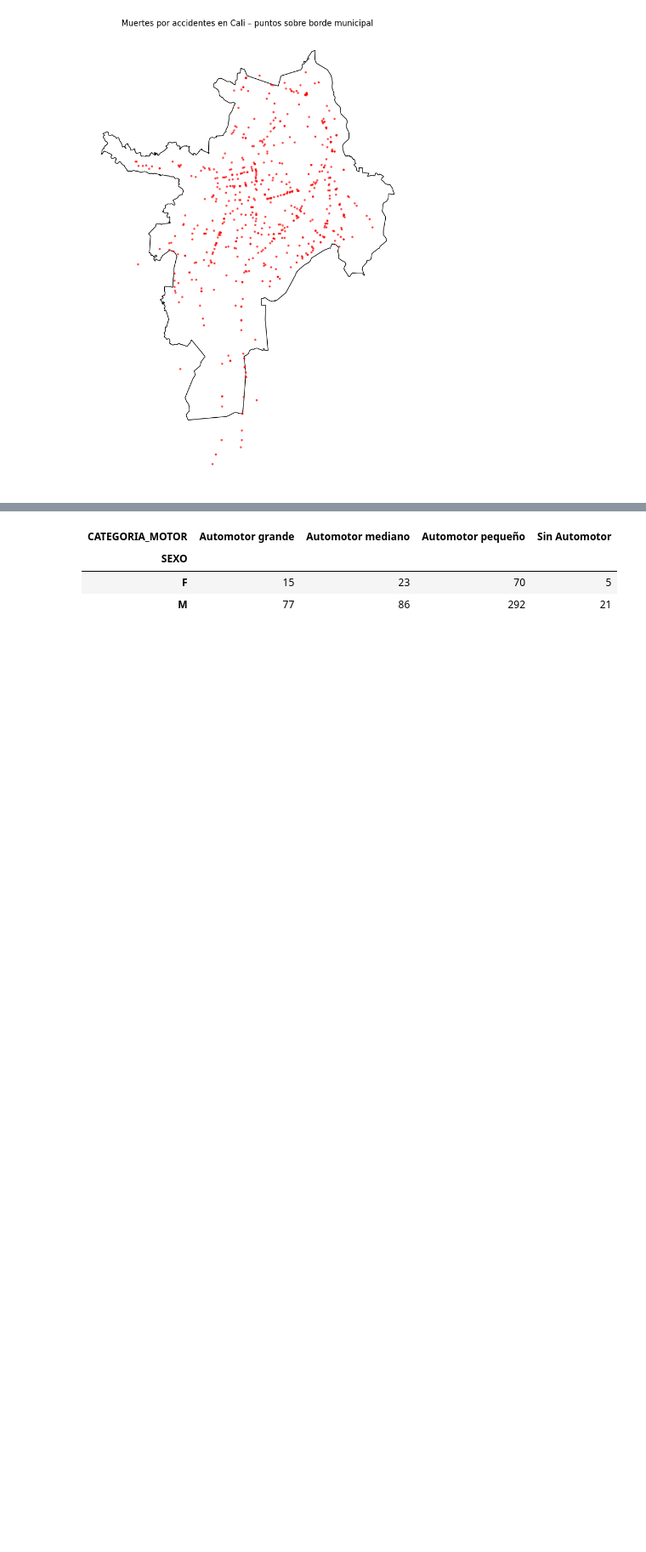
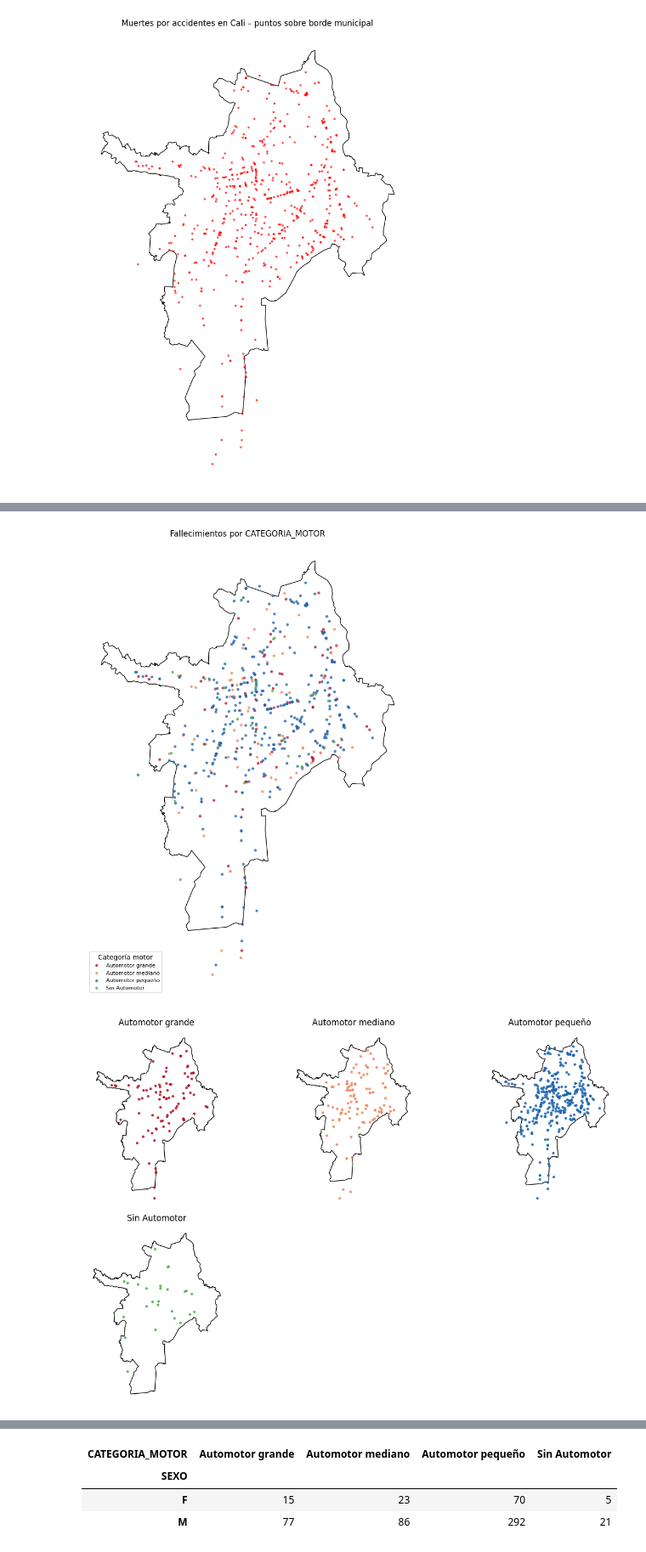
Before and after one commit to DCajiao/Aplicaciones-del-Analisis-Espacial, a Jupyter notebook: casos/Situación_2/00_preprocesamiento.ipynb, the cells around one changed output, grey strips where cells are left out. Shown: that part at 85% size. Saved outputs shown, nothing was run; the diff lists cells and outputs as text; code cells hidden in the pictures; blank space fills up the shorter version.

Commit message:
add plots

```diff
--- a/casos/Situación_2/00_preprocesamiento.ipynb
+++ b/casos/Situación_2/00_preprocesamiento.ipynb
@@ -642,0 +637,65 @@ Successfully installed click-plugins-1.1.1.2 cligj-0.7.2 fiona-1.10.1
+# %%
+import matplotlib.pyplot as plt
+import pandas as pd
+
+# Orden y paleta (ajústala si quieres)
+orden = [
+    "Automotor grande",
+    "Automotor mediano",
+    "Automotor pequeño",
+    "Sin Automotor",
+    "Automotor industrial",
+    "Sin información",
+]
+pal = {
+    "Automotor grande":   "#b2182b",
+    "Automotor mediano":  "#ef8a62",
+    "Automotor pequeño":  "#2166ac",
+    "Sin Automotor":      "#4daf4a",
+    "Automotor industrial":"#dd3497",
+    "Sin información":    "#999999",
+}
+
+# Sanitizar nulos
+gdf_pts["CATEGORIA_MOTOR"] = gdf_pts["CATEGORIA_MOTOR"].fillna("Sin información")
+gdf_pts["CATEGORIA_MOTOR"] = pd.Categorical(gdf_pts["CATEGORIA_MOTOR"], categories=orden, ordered=True)
+
+# --- Variante A: todas las categorías en un solo mapa ---
+fig, ax = plt.subplots(figsize=(10,10))
+borde_union.plot(ax=ax, facecolor="white", edgecolor="black", linewidth=1)
+
+for cat in [c for c in orden if c in gdf_pts["CATEGORIA_MOTOR"].unique()]:
+    sub = gdf_pts[gdf_pts["CATEGORIA_MOTOR"] == cat]
+    if len(sub) == 0:
+        continue
+    sub.plot(ax=ax, markersize=10, alpha=0.7, color=pal.get(cat, "#666666"), label=cat)
+
+ax.legend(title="Categoría motor", loc="lower left", fontsize=8)
+ax.set_title("Fallecimientos por CATEGORIA_MOTOR")
+ax.set_axis_off()
+plt.tight_layout(); plt.show()
+
+# --- Variante B: small-multiples (uno por categoría) ---
+cats_presentes = [c for c in orden if c in gdf_pts["CATEGORIA_MOTOR"].unique()]
+n = len(cats_presentes)
+cols = 3
+rows = (n + cols - 1) // cols
+
+fig, axs = plt.subplots(rows, cols, figsize=(12, 4*rows))
+axs = axs.ravel()
+
+for i, cat in enumerate(cats_presentes):
+    ax = axs[i]
+    borde_union.plot(ax=ax, facecolor="white", edgecolor="black", linewidth=1)
+    sub = gdf_pts[gdf_pts["CATEGORIA_MOTOR"] == cat]
+    sub.plot(ax=ax, markersize=8, alpha=0.8, color=pal.get(cat, "#666666"))
+    ax.set_title(cat); ax.set_axis_off()
+
+# ocultar ejes sobrantes
+for j in range(i+1, rows*cols):
+    axs[j].set_visible(False)
+
+plt.tight_layout(); plt.show()
+# %% [output]
+[figure, added]
+[figure, added]
```
Also changed, not shown: parts of 4 cells of this notebook.
